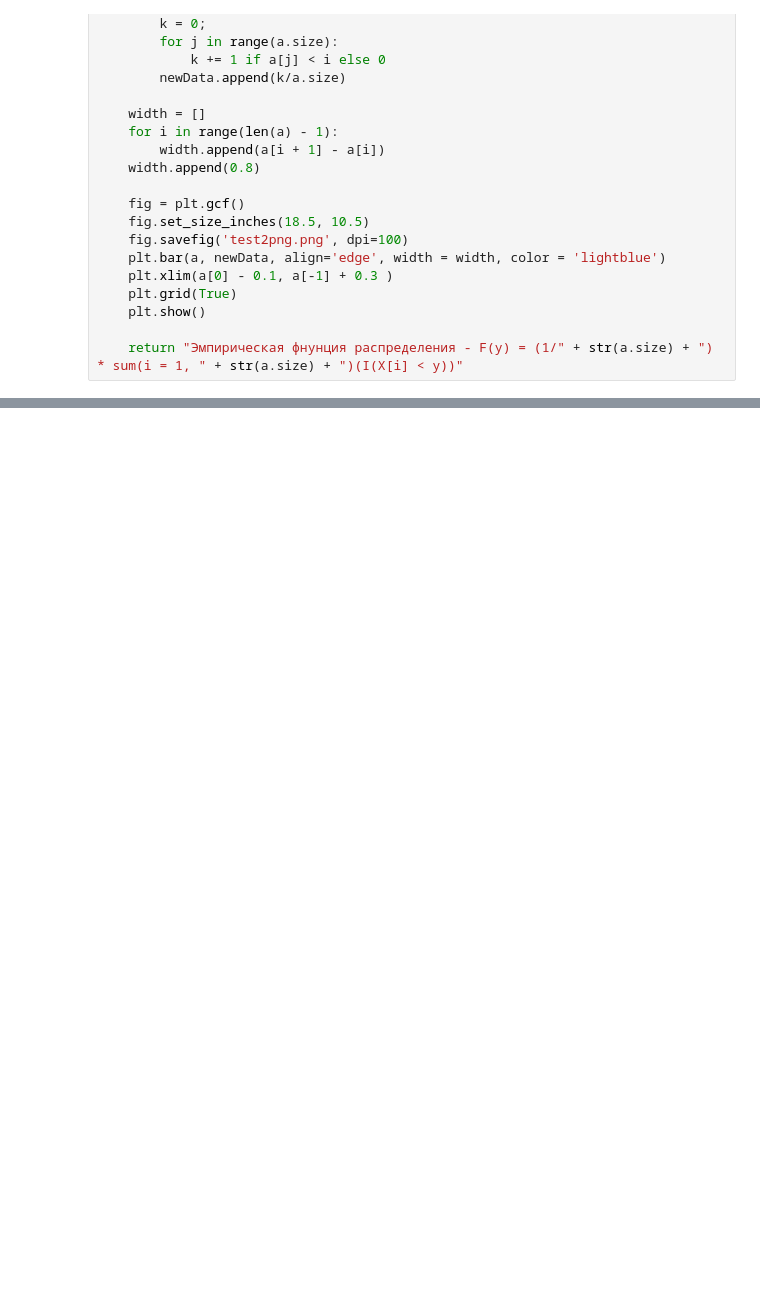
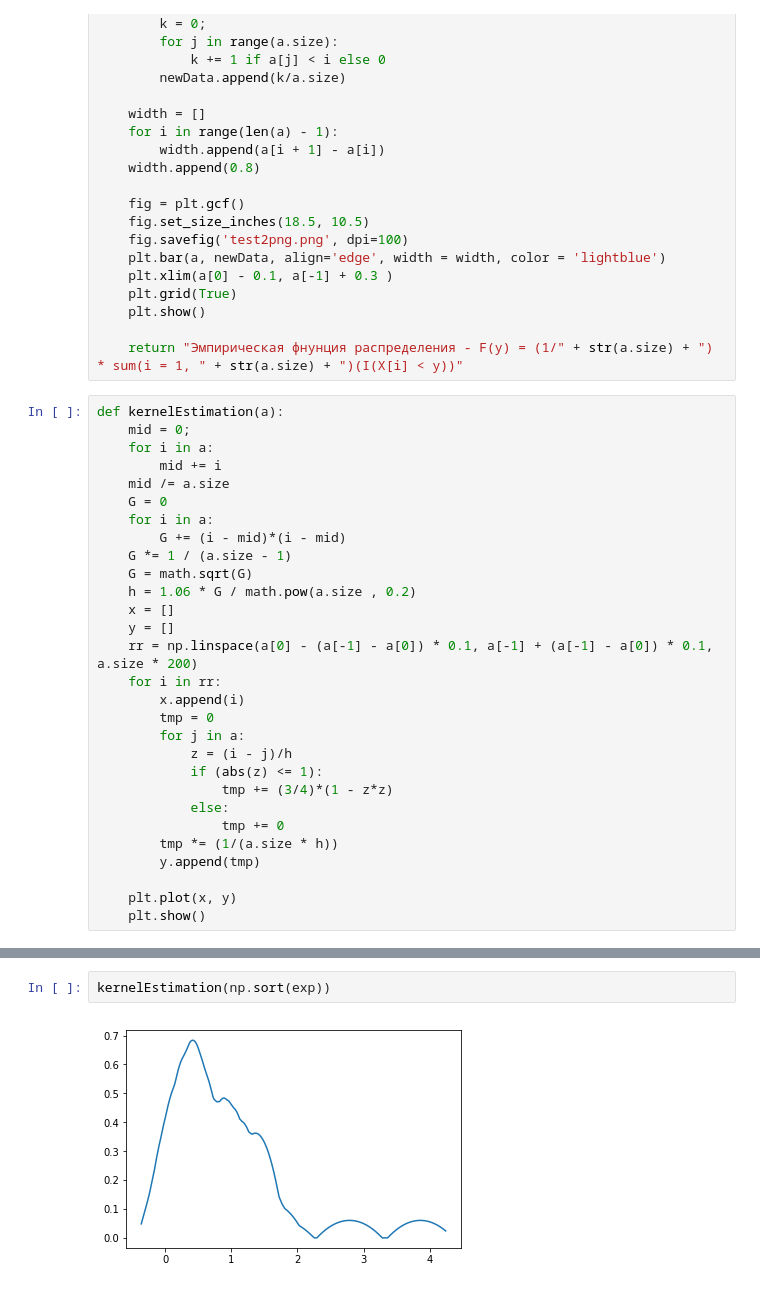
Before and after one commit to DeadMazay16/MathStat, a Jupyter notebook: MatStat.ipynb, the cells around one changed output, grey strips where cells are left out. Cells and saved outputs as stored; diff of their text form; blank space fills up the shorter version.

Commit message:
Added KernalEstimation

```diff
--- a/MatStat.ipynb
+++ b/MatStat.ipynb
@@ -88,6 +88,35 @@ def eDistribution(a):
     plt.show()
 
     return "Эмпирическая фнунция распределения - F(y) = (1/" + str(a.size) + ") * sum(i = 1, " + str(a.size) + ")(I(X[i] < y))"
+# %%
+def kernelEstimation(a):
+    mid = 0;
+    for i in a:
+        mid += i
+    mid /= a.size
+    G = 0
+    for i in a:
+        G += (i - mid)*(i - mid)
+    G *= 1 / (a.size - 1)
+    G = math.sqrt(G)
+    h = 1.06 * G / math.pow(a.size , 0.2)
+    x = []
+    y = []
+    rr = np.linspace(a[0] - (a[-1] - a[0]) * 0.1, a[-1] + (a[-1] - a[0]) * 0.1, a.size * 200)
+    for i in rr:
+        x.append(i)
+        tmp = 0
+        for j in a:
+            z = (i - j)/h
+            if (abs(z) <= 1):
+                tmp += (3/4)*(1 - z*z)
+            else:
+                tmp += 0
+        tmp *= (1/(a.size * h))
+        y.append(tmp)
+
+    plt.plot(x, y)
+    plt.show()
 # %%
 exp = np.array([])
 for i in range (25):
@@ -126,0 +157,4 @@ bootStrap(np.sort(exp))
+# %%
+kernelEstimation(np.sort(exp))
+# %% [output]
+[figure, added]
```
Also changed, not shown: parts of 4 cells of this notebook.
